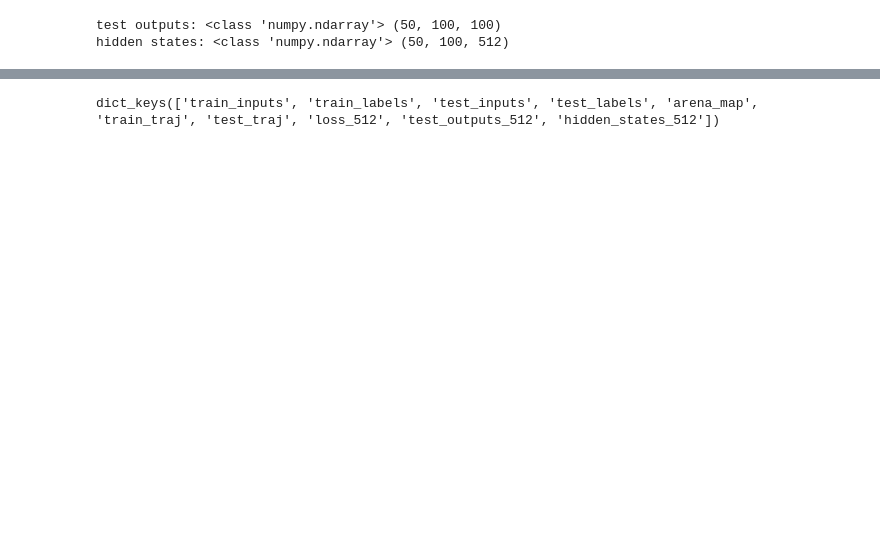
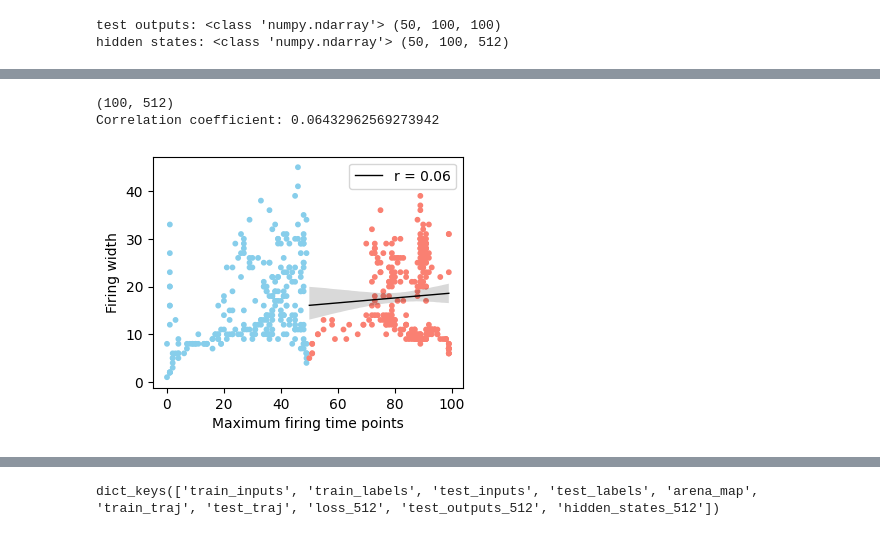
Before and after one commit to qrsyu/STCell, a Jupyter notebook: code/time_cell.ipynb, the cells around one changed output, grey strips where cells are left out. Drawn from its saved outputs; the diff is of its cells as text; code cells hidden in the pictures; blank space fills up the shorter version.

```diff
--- a/code/time_cell.ipynb
+++ b/code/time_cell.ipynb
@@ -207 +220,37 @@ norm_hs, ax = plt_hs(avg_hs, min_fr=0.1)
+# %%
+# Spatial task
+print(norm_hs.shape)
+# Sort the norm_hs with maximum firing time
+max_times = np.argmax(norm_hs, axis=0)
+# Get the temporal firing width of each neuron, the threshold is 0.1 of the maximum firing rate
+firing_widths = np.zeros(norm_hs.shape[1])
+for i in range(norm_hs.shape[1]):
+    firing_widths[i] = np.sum(norm_hs[:, i] > 1E-1)
+    # firing_widths[i] = np.sum(norm_hs[:, i] > 0.1 * np.max(norm_hs[:, i]))
+# Plot the firing widths vs the maximum firing times
+plt.figure(figsize=(4,3))
+# Max time < 50: skyblue
+# Max time > 50: salmon
+colors = ['skyblue' if t < 50 else 'salmon' for t in max_times]
+plt.scatter(max_times, firing_widths, c=colors,
+            s=10)
+# use seaborn to plot the correlation of red dots with shaded area
+import seaborn as sns
+rval = np.corrcoef(max_times[max_times >= 50], firing_widths[(max_times >= 50)])[0,1]
+print(f'Correlation coefficient: {rval}')
+sns.regplot(x=max_times[(max_times >= 50)],
+            y=firing_widths[(max_times >= 50)],
+            scatter=False,
+            color='black',
+            line_kws={"linewidth":1, "linestyle":"-"},
+            ci=95,
+            label=f'r = {rval:.2f}')
+plt.xlabel('Maximum firing time points')
+plt.ylabel("Firing width")
+plt.legend()
+plt.show()
+# %% [output]
+(100, 512)
+Correlation coefficient: 0.06432962569273942
+[figure, added]
 # %%
```
Also changed, not shown: parts of 7 cells of this notebook, 16 other files.
